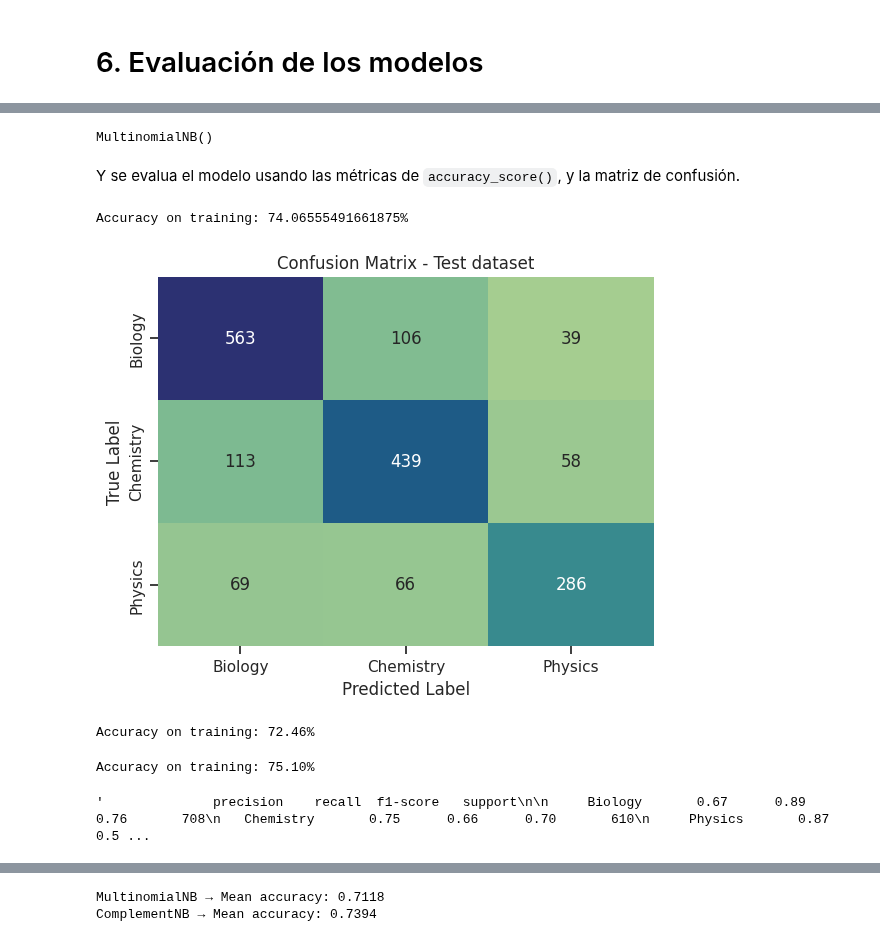
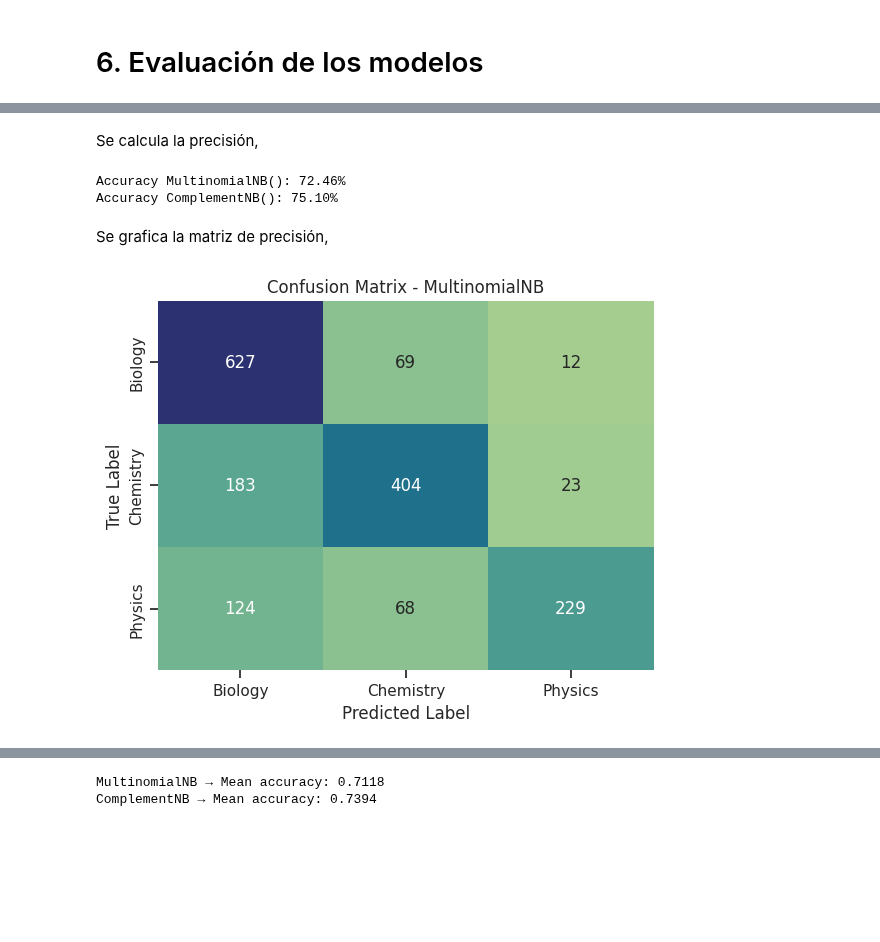
Before and after one commit to VelasquezE/ML4Sci_2025-II, a Jupyter notebook: Module2/clasficadorTexto.ipynb, the cells around one changed output, grey strips where cells are left out. Saved outputs shown, nothing was run; the diff lists cells and outputs as text; code cells hidden in the pictures; blank space fills up the shorter version.

```diff
--- a/Module2/clasficadorTexto.ipynb
+++ b/Module2/clasficadorTexto.ipynb
@@ -198,31 +185,33 @@ Se entrena el modelo usando `MultinomialNB`.
-# %%
-model = MultinomialNB()
-model.fit(X_train_vectorized, y_train)
-# %% [output]
-MultinomialNB()
-# %% [markdown]
-Y se evalua el modelo usando las métricas de `accuracy_score()`, y la matriz de confusión.
+# %% [markdown]
+Se calcula la precisión,
+# %%
+accuracy_nb = accuracy_score(y_test, predict_nb)
+accuracy_nbc = accuracy_score(y_test, predict_nbc)
+
+print(f'Accuracy MultinomialNB(): {(accuracy_nb * 100):.2f}%')
+print(f'Accuracy ComplementNB(): {(accuracy_nbc * 100):.2f}%')
+# %% [output]
+Accuracy MultinomialNB(): 72.46%
+Accuracy ComplementNB(): 75.10%
+# %% [markdown]
+Se grafica la matriz de precisión,
 # %%
-y_pred = model.predict(X_test_vectorized)
+conf_matrix_nb = confusion_matrix(y_test, predict_nb)
+conf_matrix_nbc = confusion_matrix(y_test, predict_nbc)
 
-accuracy = accuracy_score(y_test, y_pred)
-print(f'Accuracy on training: {accuracy *100}%')
-
-conf_matrix = confusion_matrix(y_test, y_pred)
 class_labels = np.unique(y_train)
 
-sns.heatmap(conf_matrix,
+sns.heatmap(conf_matrix_nb,
             annot=True,
             fmt='d',
             cmap='crest',
             cbar = False,
             xticklabels=class_labels,
             yticklabels=class_labels)
-plt.title('Confusion Matrix - Test dataset')
+plt.title('Confusion Matrix - MultinomialNB')
 plt.xlabel('Predicted Label')
 plt.ylabel('True Label')
 
 plt.show()
 # %% [output]
-Accuracy on training: 74.06555491661875%
-[figure, old version]
+[figure, new version]
@@ -248,18 +217,0 @@ pipe_nbc = create_pipeline(ComplementNB())
-# %%
-pipe_nb.fit(X_train, y_train)
-predict_nb = pipe_nb.predict(X_test)
-accuracy_nb = accuracy_score(y_test, predict_nb)
-print(f'Accuracy on training: {accuracy_nb * 100:.2f}%')
-# %% [output]
-Accuracy on training: 72.46%
-# %%
-pipe_nbc.fit(X_train, y_train)
-predict_nbc = pipe_nbc.predict(X_test)
-accuracy_nbc = accuracy_score(y_test, predict_nbc)
-print(f'Accuracy on training: {(accuracy_nbc * 100):.2f}%')
-# %% [output]
-Accuracy on training: 75.10%
-# %%
-classification_report(y_test, predict_nb)
-# %% [output]
-'              precision    recall  f1-score   support\n\n     Biology       0.67      0.89      0.76       708\n   Chemistry       0.75      0.66      0.70       610\n     Physics       0.87      0.5 ...
```
Also changed, not shown: parts of 15 cells of this notebook.
